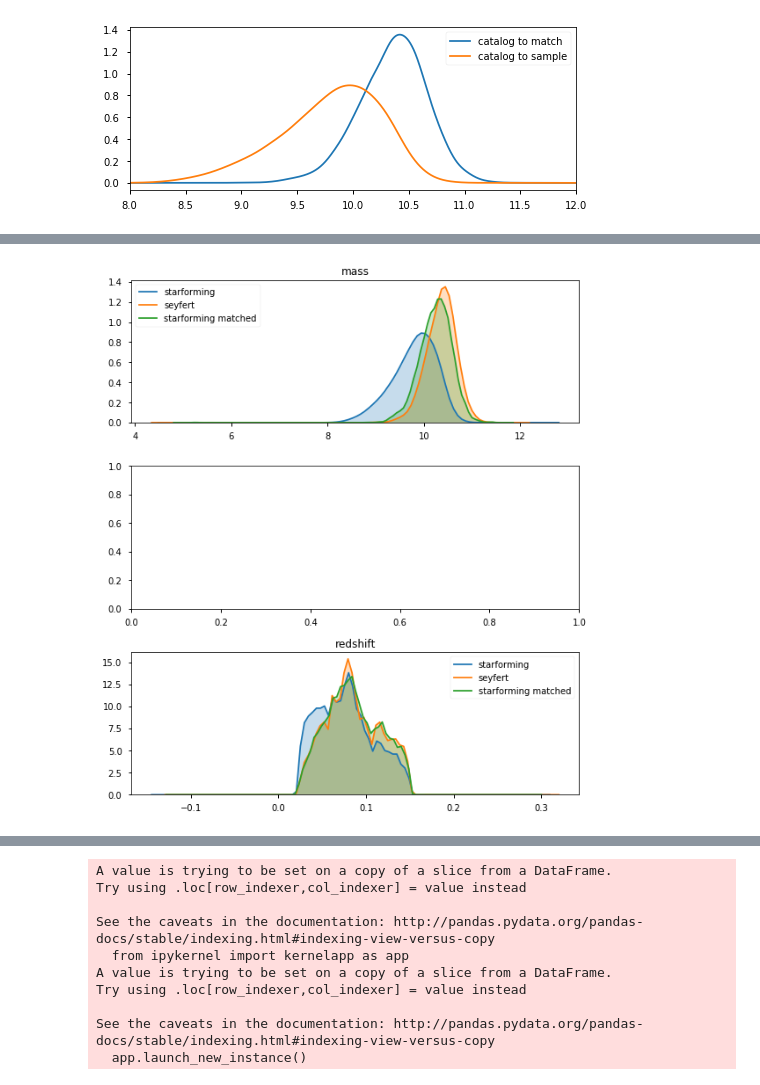
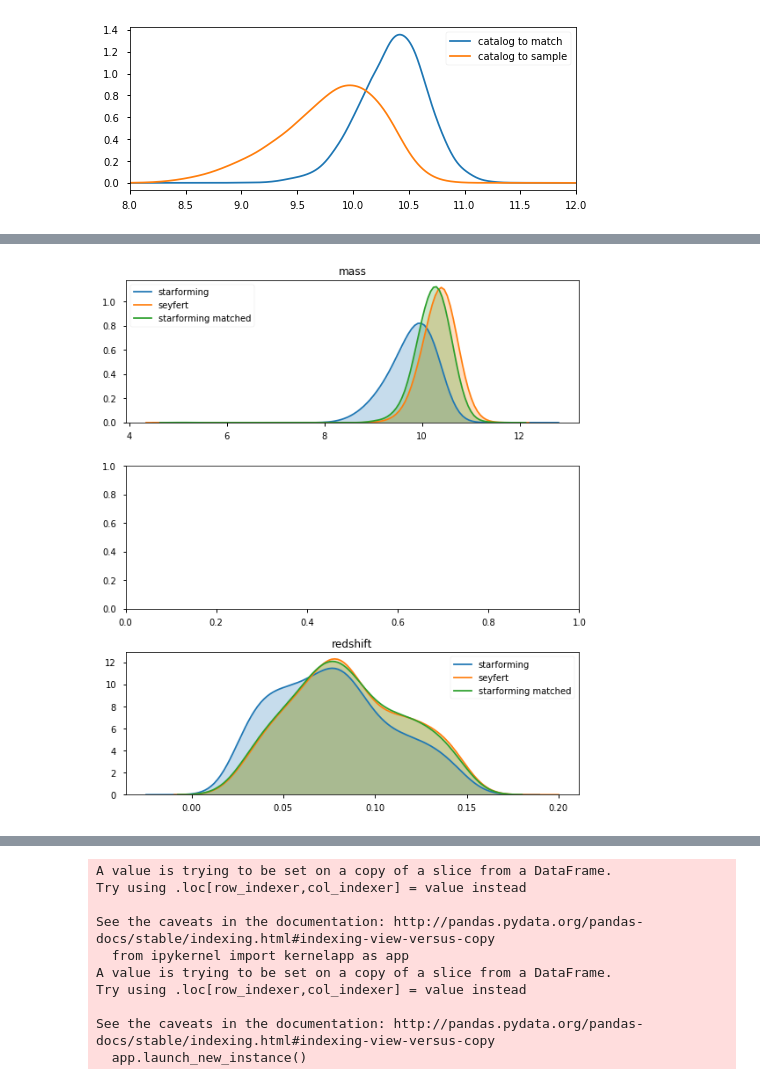
Before and after one commit to mwalmsley/find_agn, a Jupyter notebook: agn-spectral-energy.ipynb, the cells around one changed output, grey strips where cells are left out. Cells and saved outputs as stored; diff of their text form; code cells hidden in the pictures.

```diff
--- a/agn-spectral-energy.ipynb
+++ b/agn-spectral-energy.ipynb
@@ -826,8 +613,8 @@ def visualise_match_quality(catalog_to_match, catalog_to_sample, sample, names,
     fig.tight_layout()
 # %%
 names = ['starforming', 'seyfert', 'starforming matched']
-visualise_match_quality(starforming, seyfert, catalog_sampled, names, .2, .2, .05)
+visualise_match_quality(starforming, seyfert, catalog_sampled, names, .2, .2, .01)
 # %% [output]
-[figure, old version]
+[figure, new version]
 # %%
 starforming_matched_to_seyfert = catalog_sampled
```
Also changed, not shown: parts of 39 cells of this notebook, 13 other files.
